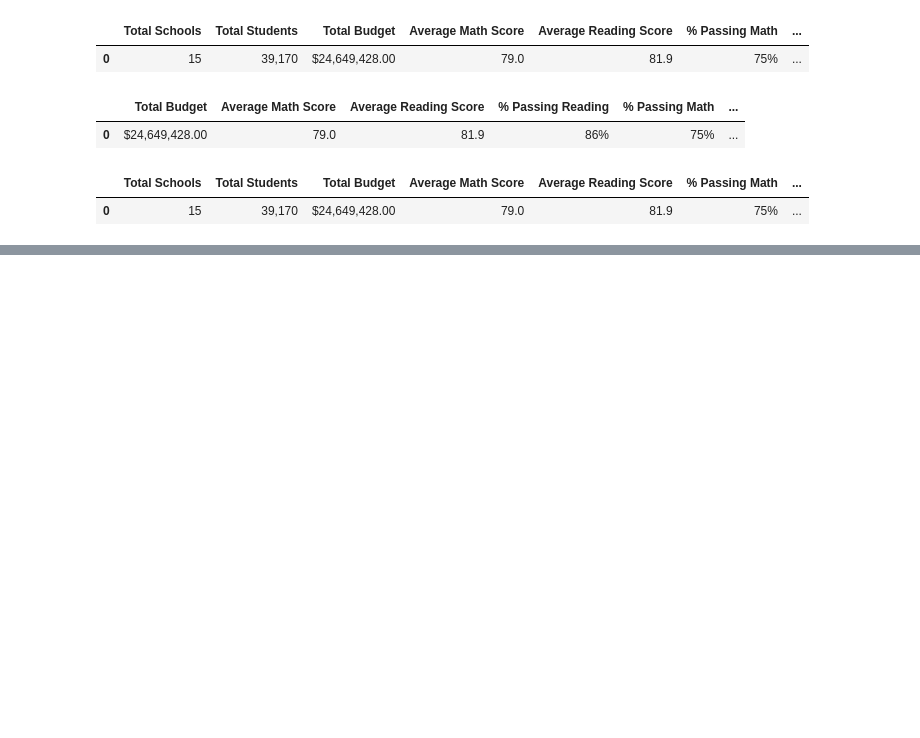
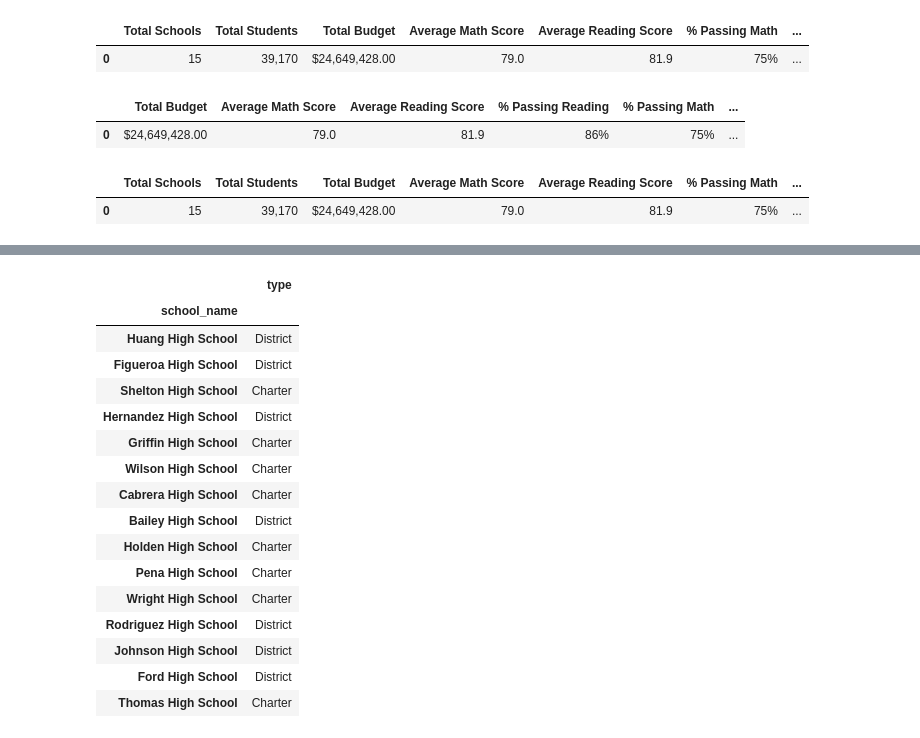
Before and after one commit to tolewicz/School_District_Analysis, a Jupyter notebook: PyCitySchools.ipynb, the cells around one changed output, grey strips where cells are left out. Saved outputs shown, nothing was run; the diff lists cells and outputs as text; code cells hidden in the pictures; blank space fills up the shorter version.

```diff
--- a/PyCitySchools.ipynb
+++ b/PyCitySchools.ipynb
@@ -302,3 +302,12 @@ district_summary_df
 # %% [output]
 |  | Total Schools | Total Students | Total Budget | Average Math Score | Average Reading Score | % Passing Math | ... |
 | 0 | 15 | 39,170 | $24,649,428.00 | 79.0 | 81.9 | 75% | ... |
+# %%
+# want to see a array school name - total # of students
+#there are 2 methods : 1) using school_data_df 2) using school_data_complete_df
+
+#1 if we use school data, next to the school name there is a column "type" instead of students count
+
+#we are creating a new list of indexes that we will rework to change "type" into number of students
+per_school_types = school_data_df.set_index(["school_name"])["type"]
+per_school_types
@@ -304,0 +332,23 @@ district_summary_df
+# %%
+#test data frame with school as index, remember to put "pd.DataFrame()"" every time data frame is created
+#inside () we put the data in this case the list of indexes
+test_index_df = pd.DataFrame(per_school_types)
+test_index_df
+# %% [output]
+|  | type |
+| school_name |  |
+| Huang High School | District |
+| Figueroa High School | District |
+| Shelton High School | Charter |
+| Hernandez High School | District |
+| Griffin High School | Charter |
+| Wilson High School | Charter |
+| Cabrera High School | Charter |
+| Bailey High School | District |
+| Holden High School | Charter |
+| Pena High School | Charter |
+| Wright High School | Charter |
+| Rodriguez High School | District |
+| Johnson High School | District |
+| Ford High School | District |
+| Thomas High School | Charter |
```
Also changed, not shown: parts of 16 cells of this notebook.
